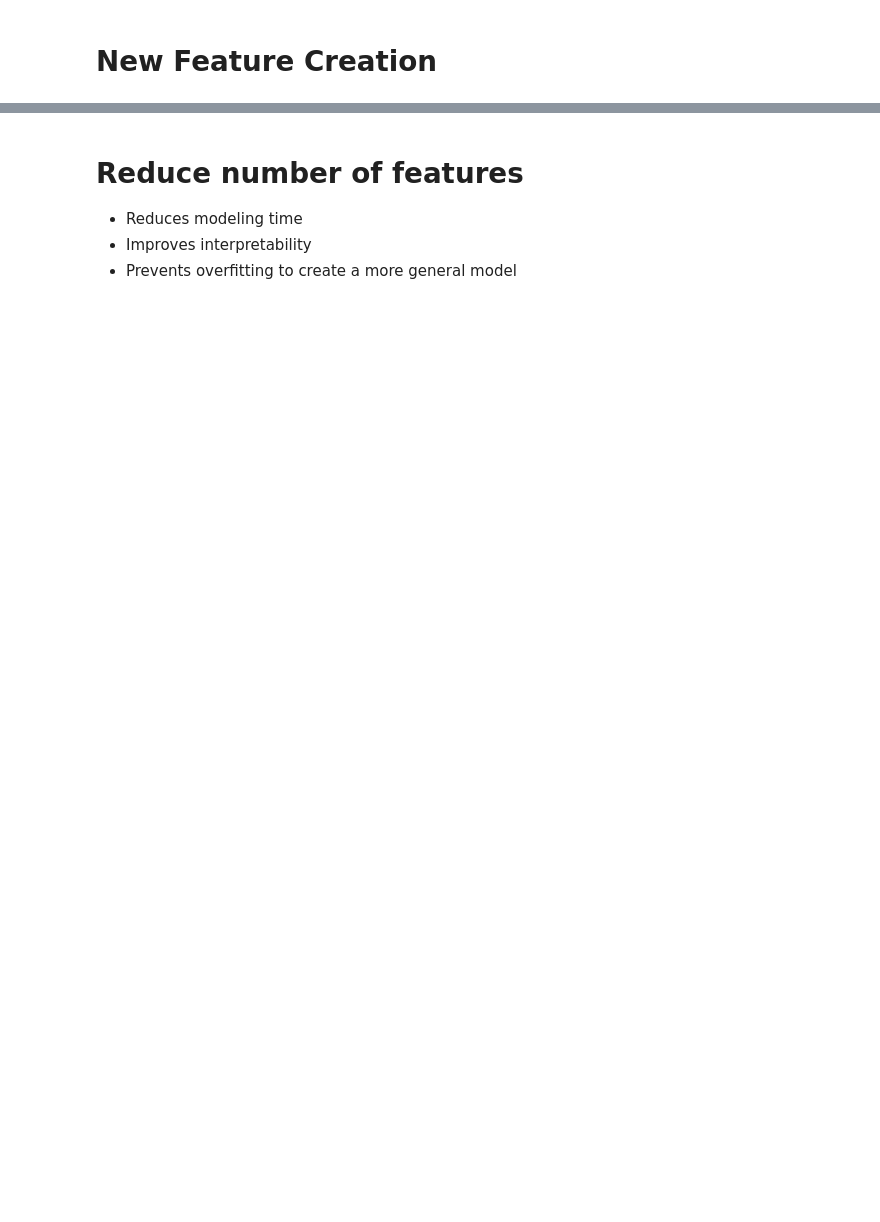
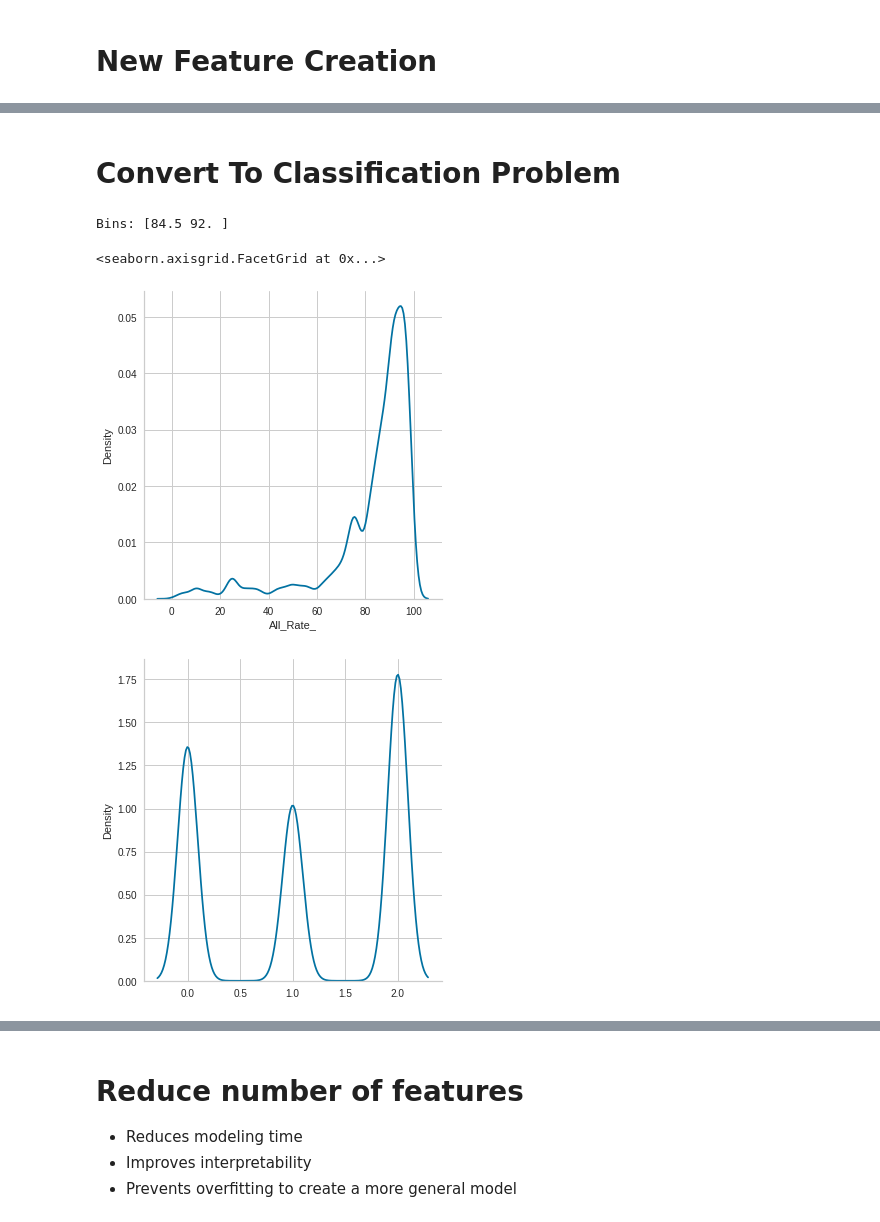
Before and after one commit to georgetown-analytics/student-outcomes, a Jupyter notebook: notebooks/feature_engineering_1.ipynb, the cells around one changed output, grey strips where cells are left out. Cells and saved outputs as stored; diff of their text form; code cells hidden in the pictures; blank space fills up the shorter version.

Commit message:
Feature engineering continued

```diff
--- a/notebooks/feature_engineering_1.ipynb
+++ b/notebooks/feature_engineering_1.ipynb
@@ -137,7 +141,7 @@ param_grid = {
 }
 pipe = Pipeline(
     steps=[
-        ("onehot", OneHotEncoder(drop_last=True, variables=categoricals)),
+        ("onehot", OneHotEncoder(drop_last=True, variables=Xtrain.select_dtypes(include='category').columns.tolist())),
         ("rf", RandomForestRegressor()),
     ]
 )
@@ -160,3 +164,5 @@ else:
     )
     clf.fit(Xtrain, ytrain)
     joblib.dump(clf, local_model_path)
+
+del clf
@@ -215,12 +168,0 @@ test rmsd =  9.538984096717726
-# %%
-from yellowbrick.model_selection import FeatureImportances
-from sklearn.linear_model import Lasso
-# Title case the feature for better display and create the visualizer
-onehotter = OneHotEncoder(drop_last=True,variables=categoricals)
-Xtrain_transformed = onehotter.fit_transform(Xtrain)
-labels = list(map(lambda s: s.title(), Xtrain_transformed.columns.tolist()))
-viz_rf = FeatureImportances(pipe2._final_estimator, labels=labels, relative=True,size=(1080,720),topn=40)
-# Fit and show the feature importances
-viz_rf.fit(Xtrain, ytrain)
-viz_rf.fig.savefig("../figures/feature_importance_random_forest_datasetB.png")
-plt.title(viz_rf._get_topn_title())
@@ -232,22 +168,0 @@ Text(0.5, 1.0, 'Top 40')
-# %%
-# OneHot, Polynomial the numeric features, scale numeric features.
-# Lasso to reduce features
-from sklearn.pipeline import Pipeline
-from feature_engine.wrappers import SklearnTransformerWrapper
-from feature_engine.encoding import OneHotEncoder
-from sklearn.preprocessing import PolynomialFeatures, StandardScaler
-
-polynomial = SklearnTransformerWrapper(transformer=PolynomialFeatures(degree=2), variables=numeric_cols)
-
-df2_poly = polynomial.fit_transform(Xtrain)
-df2_onehot = onehotter.fit_transform(df2_poly)
-scaler = SklearnTransformerWrapper(transformer=StandardScaler(), variables=df2_onehot.select_dtypes(include=np.number).columns.tolist())
-df2_scaled = scaler.fit_transform(df2_onehot)
-
-
-# Title case the feature for better display and create the visualizer
-labels = list(map(lambda s: s.title(), df2_scaled.columns.tolist()))
-viz_lasso = FeatureImportances(Lasso(), labels=labels, relative=False,size=(1080,720),topn=15)
-# Fit and show the feature importances
-viz_lasso.fit(df2_scaled, ytrain)
-viz_lasso.fig.savefig("../figures/feature_importance_lasso_datasetB.png")
@@ -255,0 +173,14 @@ viz_lasso.fig.savefig("../figures/feature_importance_lasso_datasetB.png")
+# %% [markdown]
+# Convert To Classification Problem
+# %%
+bins = np.percentile(ytrain,[33,66])
+ytrain_binned = np.digitize(ytrain,bins=bins)
+ytest_binned = np.digitize(ytest,bins=bins)
+print("Bins:", bins)
+sns.displot(ytrain,kind='kde',label="continuous")
+sns.displot(ytrain_binned,kind='kde',label="33,66 bins")
+# %% [output]
+Bins: [84.5 92. ]
+<seaborn.axisgrid.FacetGrid at 0x...>
+[figure, added]
+[figure, added]
```
Also changed, not shown: parts of 52 cells of this notebook, 2 other files.
